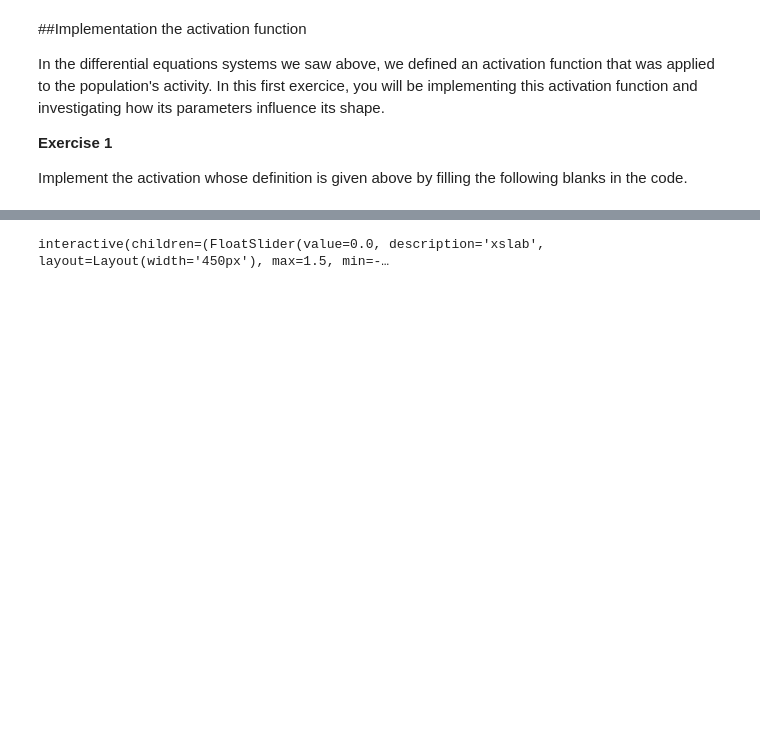
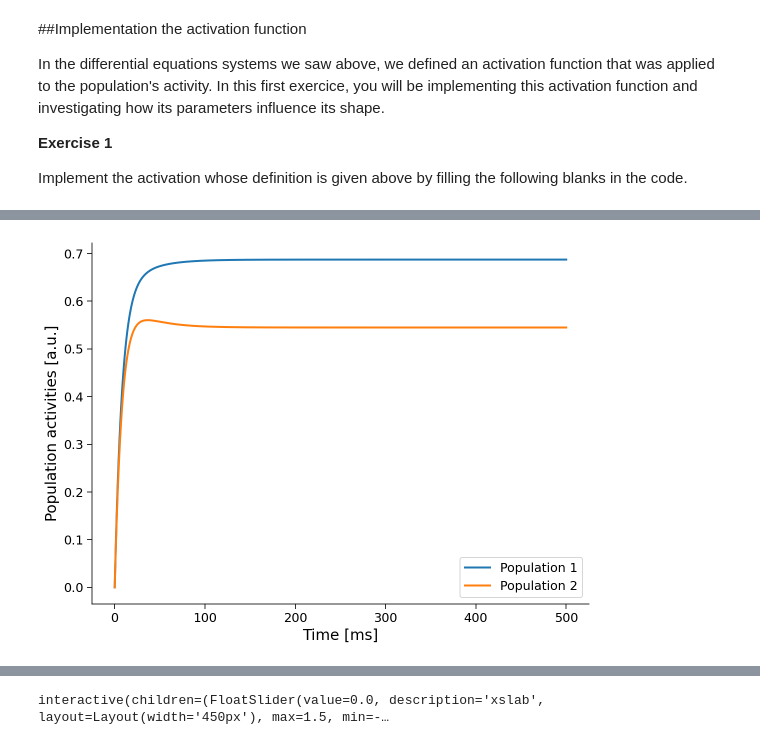
Before and after one commit to fblondiaux/LGBIO2072-2020, a Jupyter notebook: LGBIO2072_TP3.ipynb, the cells around one changed output, grey strips where cells are left out. Drawn from its saved outputs; the diff is of its cells as text; code cells hidden in the pictures; blank space fills up the shorter version.

```diff
--- a/LGBIO2072_TP3.ipynb
+++ b/LGBIO2072_TP3.ipynb
@@ -243,10 +75,0 @@ Add noise to the input and observe the effect on the system. Run a few simulatio
-# %%
-#Add noise to the input and observe the effect on the system
-
-def noisy_input(RI,sigma,size):
-    return np.random.normal(loc=RI,scale=sigma,size=size)
-
-stim_time = 500
-for i in range(20):
-  h = simulatePopEv(noisy_input(0.7,.1,stim_time),noisy_input(0.2,.1,stim_time),0,0,stim_time=stim_time)
-  plt.plot(h[0,:]-h[1,:])
@@ -397,0 +150,52 @@ print(h[:,-1])
+# %%
+def simulatePopEv(RI, h0,pars):
+    """
+    This function models the temporal evolution of the system characterized by two excitatory populations inhibited by the same inhibiting population
+
+    Inputs :
+    -RI (numpy array) contains the time-evolution of the input currents (each row contains an input current)
+    -h0 (numpy array) contains the initial values of the populations' activities
+    -pars is a dictionnary that contains the following task parameters
+      sim_time : the simulation time
+      dt : the time step
+      tau : the system's time constant
+      wee : the self-excitatory parameter
+      alpha : the inhibition parameter
+
+    Outputs :
+    -h (numpy array) contains the time evolution of the two populations' activities
+
+    """
+    sim_time = pars['sim_time']
+    dt = pars['dt']
+    tau = pars['tau']
+    wee = pars['wee']
+    alpha = pars['alpha']
+
+    ######################
+    ### your code here ###
+    ######################
+
+    h = np.zeros((2,sim_time+1))
+    h[:,0] = h0
+    for k in range(sim_time):
+        h[0,k+1] = h[0,k] + dt/tau*(-h[0,k]+ (wee-alpha)*geval(h[0,k])-alpha*geval(h[1,k]) + RI[0,k])
+        h[1,k+1] = h[1,k] + dt/tau*(-h[1,k]+ (wee-alpha)*geval(h[1,k])-alpha*geval(h[0,k]) + RI[1,k])
+    return h
+
+#Run the lines below to test your code
+
+pars = {'sim_time':500,'dt':1e-3,'tau':10e-3,'wee':1.5,'alpha':1}
+RI = np.vstack((0.8*np.ones(pars['sim_time']),0.75*np.ones(500)))
+h0 = np.zeros(2)
+h = simulatePopEv(RI,h0,pars)
+
+fig, ax = plt.subplots()
+ax.plot(h[0,:],label='Population 1',linewidth=2)
+ax.plot(h[1,:],label='Population 2',linewidth=2)
+ax.set_xlabel('Time [ms]')
+ax.set_ylabel('Population activities [a.u.]')
+plt.legend()
+plt.show()
+# %% [output]
+[figure, added]
```
Also changed, not shown: parts of 46 cells of this notebook.
